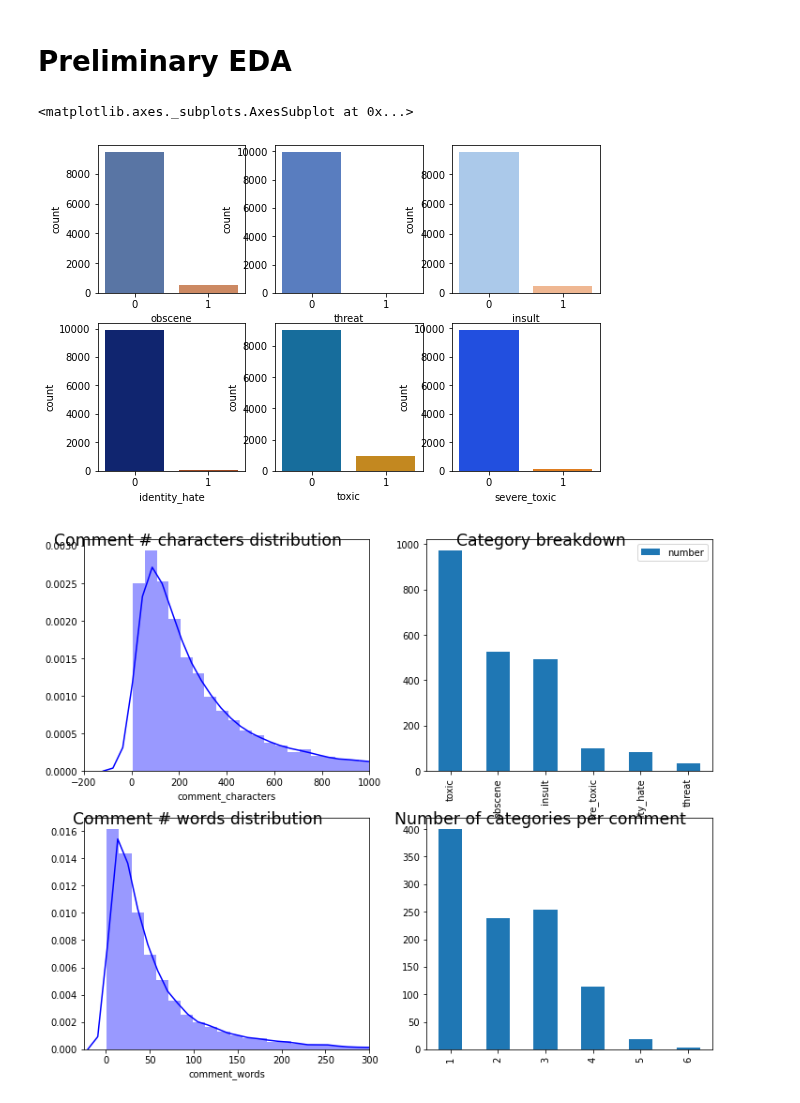
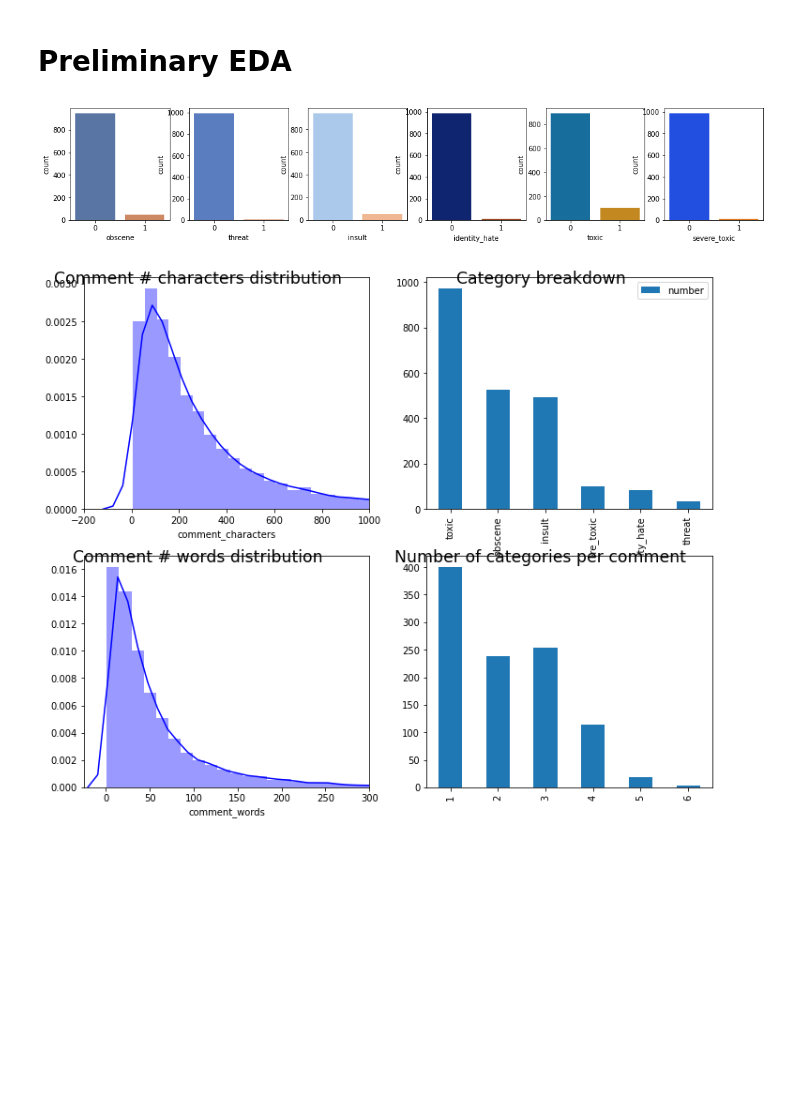
Before and after one commit to orbenishay/Classification, a Jupyter notebook: Toxic_comments_classification.ipynb, the cells around one changed output. Cells and saved outputs as stored; diff of their text form; code cells hidden in the pictures; blank space fills up the shorter version.

```diff
--- a/Toxic_comments_classification.ipynb
+++ b/Toxic_comments_classification.ipynb
@@ -92,7 +98,7 @@ Saving train10000.csv to train10000.csv
 # %% [markdown]
 Get the data
 # %%
-traincomments=pd.read_csv('train10000.csv')
+traincomments=pd.read_csv('train1000.csv')
 # traincomments.head()
 traincomments.info()
 # traincomments.tail()
@@ -154,23 +160,15 @@ traincomments["count_stopwords"] =traincomments.comment_text.apply(lambda x: len
 traincomments["mean_word_len"] = traincomments.comment_text.apply(lambda x: np.mean([len(w) for w in str(x).split()]))
 #if there is any word with all upper:
 # traincomments['all_upper']=traincomments['comment_text'].str.split().apply(lambda x: np.any([True if w.isupper() else False for w in x]))
-#the comment begins with greeting:
 traincomments['begins_greeting'] = traincomments['comment_text'].apply(lambda x: True if re.match('^hey|hi|hello', str(x), re.IGNORECASE) else False)
-#if begine with "I":
 traincomments['begins_I'] = traincomments['comment_text'].apply(lambda x: True if re.match('^I ', str(x), re.IGNORECASE) else False)
-#if begins with "You":
 traincomments['begins_You'] = traincomments['comment_text'].apply(lambda x: True if re.match('^You', str(x), re.IGNORECASE) else False)
-#if begins with capital:
 traincomments['begins_capital'] = traincomments['comment_text'].apply(lambda x: True if re.match('^[A-Z].*', str(x)) else False)
-# if contains_parenthesis:
 traincomments['contains_parenthesis'] = traincomments['comment_text'].apply(lambda x: True if re.search('\(|\)', str(x)) else False)
-#if contains curse:
 traincomments['contains_curse'] = traincomments['comment_text'].apply(lambda x: True if re.search('fuck|shit |ass| looser | dick|bitch|suck|Nazi|stupid|bullshit| piss | cock|jew| die | cunt| rape | gay | nigger | pussy|wank|faggot|dumb| crap | slut ', str(x),re.IGNORECASE) else False)
-# if contains curse with replacement:
 traincomments['contains_curse_replacement'] = traincomments['comment_text'].apply(lambda x: True if re.search('A$$HOLE|NIGGA|FVCK|cra*p|fxxk|b*tch', str(x),re.IGNORECASE) else False)
-#contains negative terms:
 traincomments['contains_negative_terms'] = traincomments['comment_text'].apply(lambda x: True if re.search(' bad | terrible | kill | block | stop | wrong | destroy | absurd | don\'t | mom | mother | fat | cut | burn | ugly | kick | liar ', str(x),re.IGNORECASE) else False)
-#contains abbreviations:
+traincomments['contains_polite_words'] = traincomments['comment_text'].apply(lambda x: True if re.search('thanks|thank you|sorry|welcome', str(x),re.IGNORECASE) else False)
 traincomments['contains_abbreviations'] = traincomments['comment_text'].apply(lambda x: True if re.search(' OMG | LMAO |WTF|FFS', str(x),re.IGNORECASE) else False)
 # %% [markdown]
 # **Data Exploration:**
@@ -208,17 +206,16 @@ The data does not contain missing values
 # %% [markdown]
 # **Preliminary EDA**
 # %%
-fig, plots = plt.subplots(2,3,figsize=(9,6))
-plot1, plot2, plot3, plot4, plot5, plot6 = plots.flatten()
-sns.countplot(traincomments['obscene'], palette= 'deep', ax = plot1)
-sns.countplot(traincomments['threat'], palette= 'muted', ax = plot2)
-sns.countplot(traincomments['insult'], palette = 'pastel', ax = plot3)
-sns.countplot(traincomments['identity_hate'], palette = 'dark', ax = plot4)
-sns.countplot(traincomments['toxic'], palette= 'colorblind', ax = plot5)
-sns.countplot(traincomments['severe_toxic'], palette= 'bright', ax = plot6)
+fig, plots = plt.subplots(1,6,figsize=(18,3));
+plot1, plot2, plot3, plot4, plot5, plot6 = plots.flatten();
+sns.countplot(traincomments['obscene'], palette= 'deep', ax = plot1);
+sns.countplot(traincomments['threat'], palette= 'muted', ax = plot2);
+sns.countplot(traincomments['insult'], palette = 'pastel', ax = plot3);
+sns.countplot(traincomments['identity_hate'], palette = 'dark', ax = plot4);
+sns.countplot(traincomments['toxic'], palette= 'colorblind', ax = plot5);
+sns.countplot(traincomments['severe_toxic'], palette= 'bright', ax = plot6);
 # %% [output]
-<matplotlib.axes._subplots.AxesSubplot at 0x...>
-[figure, old version]
+[figure, new version]
 # %%
 sums=traincomments[['toxic','severe_toxic','obscene','threat','insult','identity_hate']].sum(axis=0)
 sums_df=pd.DataFrame(data=sums, columns=['number'])
```
Also changed, not shown: parts of 12 cells of this notebook.
